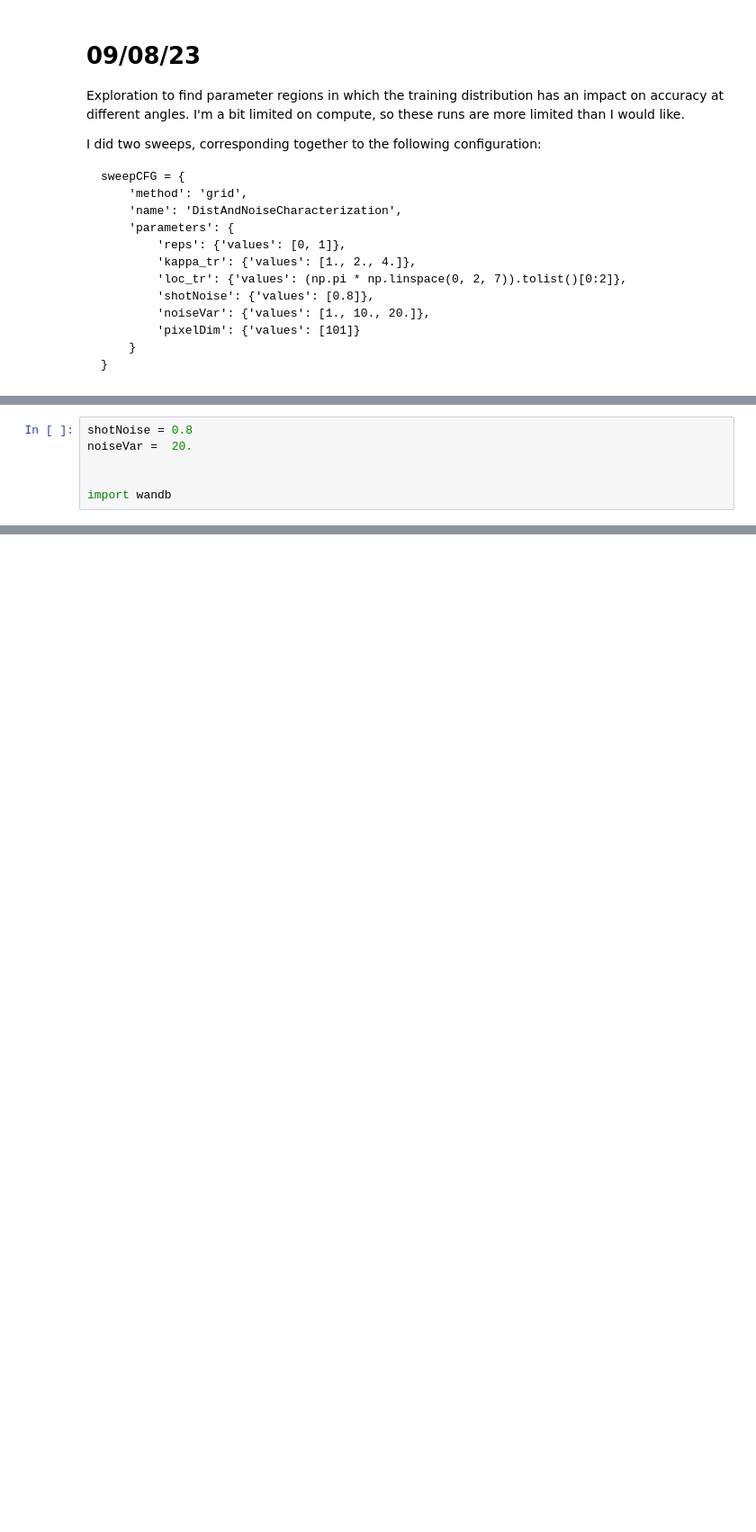
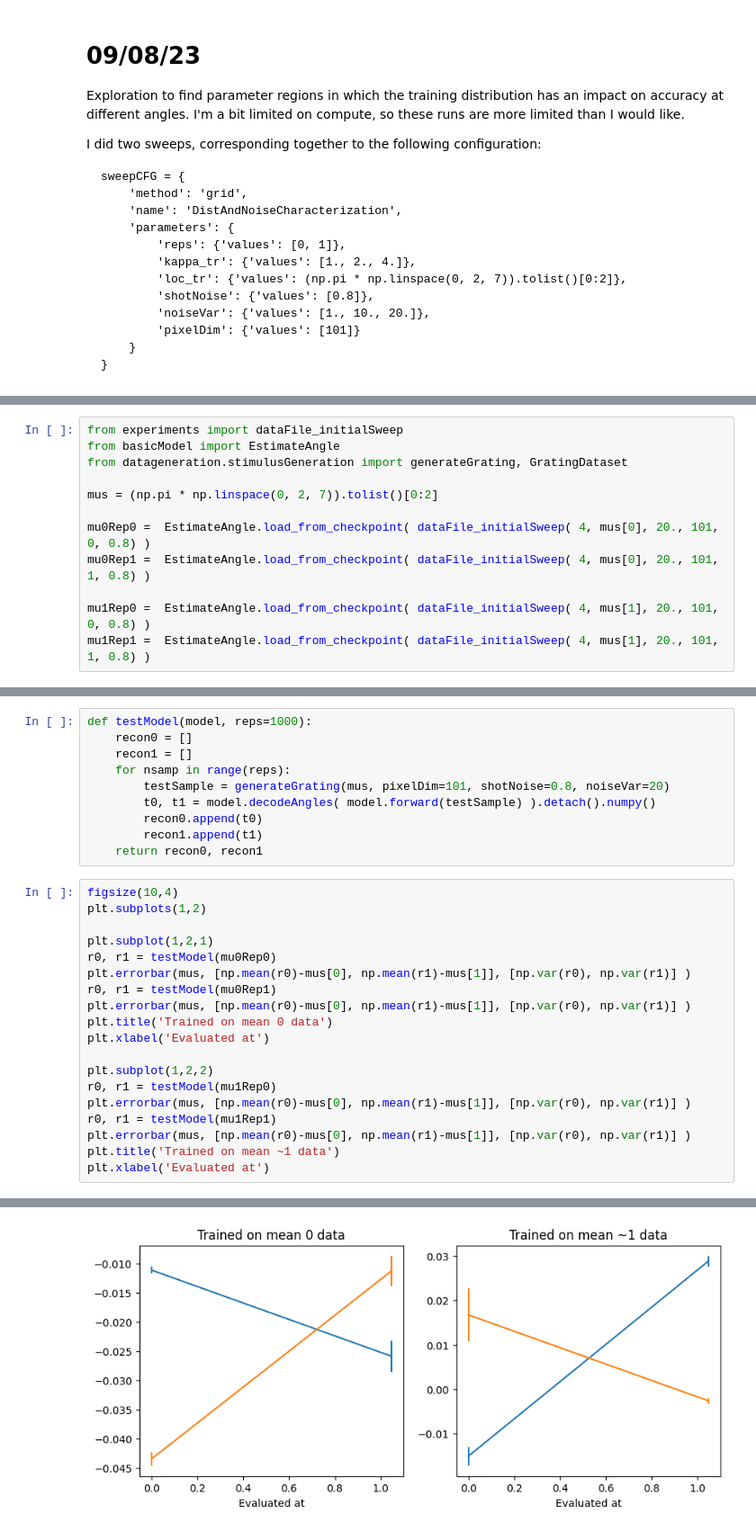
Before and after one commit to lrast/angleFinetuning, a Jupyter notebook: Experiments1-InitialResults.ipynb, the cells around one changed output, grey strips where cells are left out. Shown at 90% size. Drawn from its saved outputs; the diff is of its cells as text; blank space fills up the shorter version.

```diff
--- a/Experiments1-InitialResults.ipynb
+++ b/Experiments1-InitialResults.ipynb
@@ -187,7 +189,13 @@ The main effect: does mean impact the average accuracy of decoding
 # %%
-shotNoise = 0.8
-noiseVar =  20.
+from experiments import dataFile_initialSweep
+from basicModel import EstimateAngle
+from datageneration.stimulusGeneration import generateGrating, GratingDataset
 
+mus = (np.pi * np.linspace(0, 2, 7)).tolist()[0:2]
 
-import wandb
+mu0Rep0 =  EstimateAngle.load_from_checkpoint( dataFile_initialSweep( 4, mus[0], 20., 101, 0, 0.8) )
+mu0Rep1 =  EstimateAngle.load_from_checkpoint( dataFile_initialSweep( 4, mus[0], 20., 101, 1, 0.8) )
+
+mu1Rep0 =  EstimateAngle.load_from_checkpoint( dataFile_initialSweep( 4, mus[1], 20., 101, 0, 0.8) )
+mu1Rep1 =  EstimateAngle.load_from_checkpoint( dataFile_initialSweep( 4, mus[1], 20., 101, 1, 0.8) )
 # %%
@@ -255,0 +211,30 @@ dict_values([1, 0, 1, 101, 0, 0.8])
+# %%
+def testModel(model, reps=1000):
+    recon0 = []
+    recon1 = []
+    for nsamp in range(reps):
+        testSample = generateGrating(mus, pixelDim=101, shotNoise=0.8, noiseVar=20)
+        t0, t1 = model.decodeAngles( model.forward(testSample) ).detach().numpy()
+        recon0.append(t0)
+        recon1.append(t1)
+    return recon0, recon1
+# %%
+figsize(10,4)
+plt.subplots(1,2)
+
+plt.subplot(1,2,1)
+r0, r1 = testModel(mu0Rep0)
+plt.errorbar(mus, [np.mean(r0)-mus[0], np.mean(r1)-mus[1]], [np.var(r0), np.var(r1)] )
+r0, r1 = testModel(mu0Rep1)
+plt.errorbar(mus, [np.mean(r0)-mus[0], np.mean(r1)-mus[1]], [np.var(r0), np.var(r1)] )
+plt.title('Trained on mean 0 data')
+plt.xlabel('Evaluated at')
+
+plt.subplot(1,2,2)
+r0, r1 = testModel(mu1Rep0)
+plt.errorbar(mus, [np.mean(r0)-mus[0], np.mean(r1)-mus[1]], [np.var(r0), np.var(r1)] )
+r0, r1 = testModel(mu1Rep1)
+plt.errorbar(mus, [np.mean(r0)-mus[0], np.mean(r1)-mus[1]], [np.var(r0), np.var(r1)] )
+plt.title('Trained on mean ~1 data')
+plt.xlabel('Evaluated at')
+# %% [output]
@@ -255,0 +242 @@ dict_values([1, 0, 1, 101, 0, 0.8])
+[figure, added]
```
Also changed, not shown: parts of 11 cells of this notebook, 3 other files.
